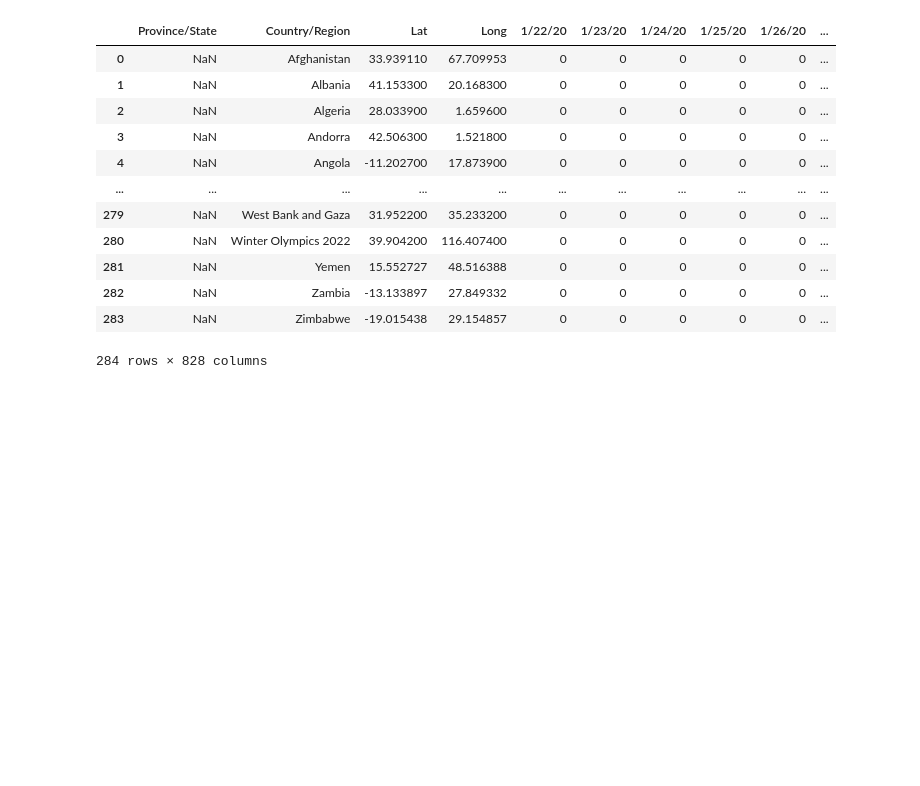
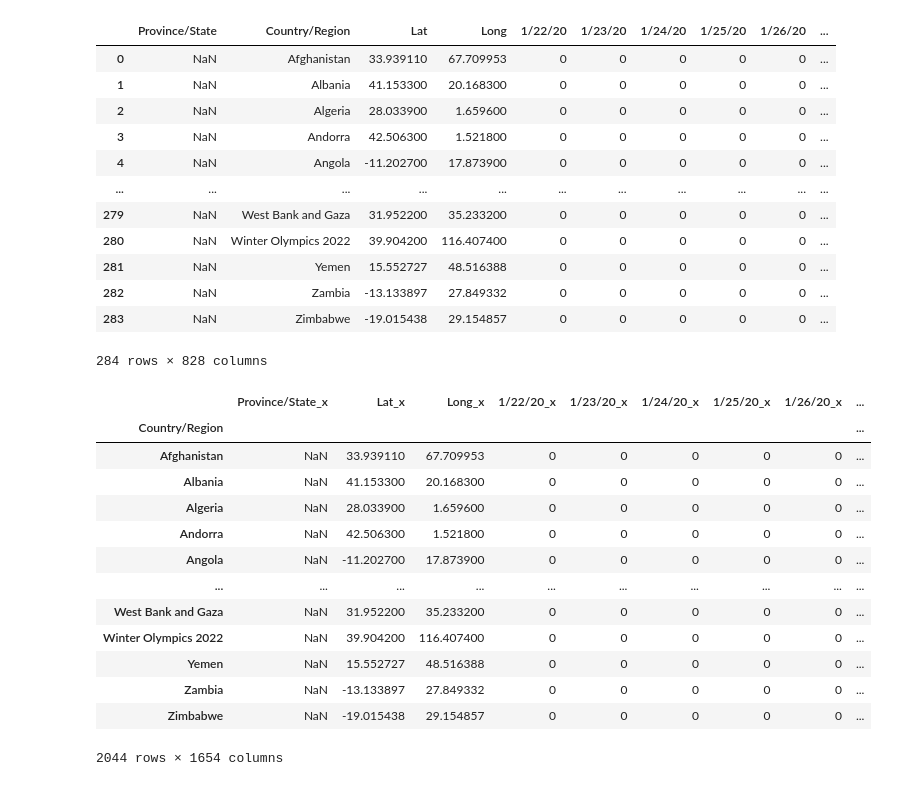
Before and after one commit to AIDA-Saskatchewan-polytechnic/Group-3-Final-Project, a Jupyter notebook: Project.ipynb, the cells around one changed output. Cells and saved outputs as stored; diff of their text form; code cells hidden in the pictures; blank space fills up the shorter version.

```diff
--- a/Project.ipynb
+++ b/Project.ipynb
@@ -37,3 +37,25 @@ df_deaths
 | 282 | NaN | Zambia | -13.133897 | 27.849332 | 0 | 0 | 0 | 0 | 0 | ... |
 | 283 | NaN | Zimbabwe | -19.015438 | 29.154857 | 0 | 0 | 0 | 0 | 0 | ... |
 284 rows × 828 columns
+# %%
+df_confirmed.rename({'4/24/22': 'Confirmed Cases'}, axis=1, inplace=True)
+df_deaths.rename({'4/24/22': 'Deaths'}, axis=1, inplace=True)
+
+df_com=df_confirmed.set_index('Country/Region').join(df_deaths.set_index('Country/Region'), lsuffix='_x', rsuffix='_y')
+
+display(df_com)
+# %% [output]
+|  | Province/State_x | Lat_x | Long_x | 1/22/20_x | 1/23/20_x | 1/24/20_x | 1/25/20_x | 1/26/20_x | ... |
+| Country/Region |  |  |  |  |  |  |  |  | ... |
+| Afghanistan | NaN | 33.939110 | 67.709953 | 0 | 0 | 0 | 0 | 0 | ... |
+| Albania | NaN | 41.153300 | 20.168300 | 0 | 0 | 0 | 0 | 0 | ... |
+| Algeria | NaN | 28.033900 | 1.659600 | 0 | 0 | 0 | 0 | 0 | ... |
+| Andorra | NaN | 42.506300 | 1.521800 | 0 | 0 | 0 | 0 | 0 | ... |
+| Angola | NaN | -11.202700 | 17.873900 | 0 | 0 | 0 | 0 | 0 | ... |
+| ... | ... | ... | ... | ... | ... | ... | ... | ... | ... |
+| West Bank and Gaza | NaN | 31.952200 | 35.233200 | 0 | 0 | 0 | 0 | 0 | ... |
+| Winter Olympics 2022 | NaN | 39.904200 | 116.407400 | 0 | 0 | 0 | 0 | 0 | ... |
+| Yemen | NaN | 15.552727 | 48.516388 | 0 | 0 | 0 | 0 | 0 | ... |
+| Zambia | NaN | -13.133897 | 27.849332 | 0 | 0 | 0 | 0 | 0 | ... |
+| Zimbabwe | NaN | -19.015438 | 29.154857 | 0 | 0 | 0 | 0 | 0 | ... |
+2044 rows × 1654 columns
```
Also changed, not shown: parts of 2 cells of this notebook.
